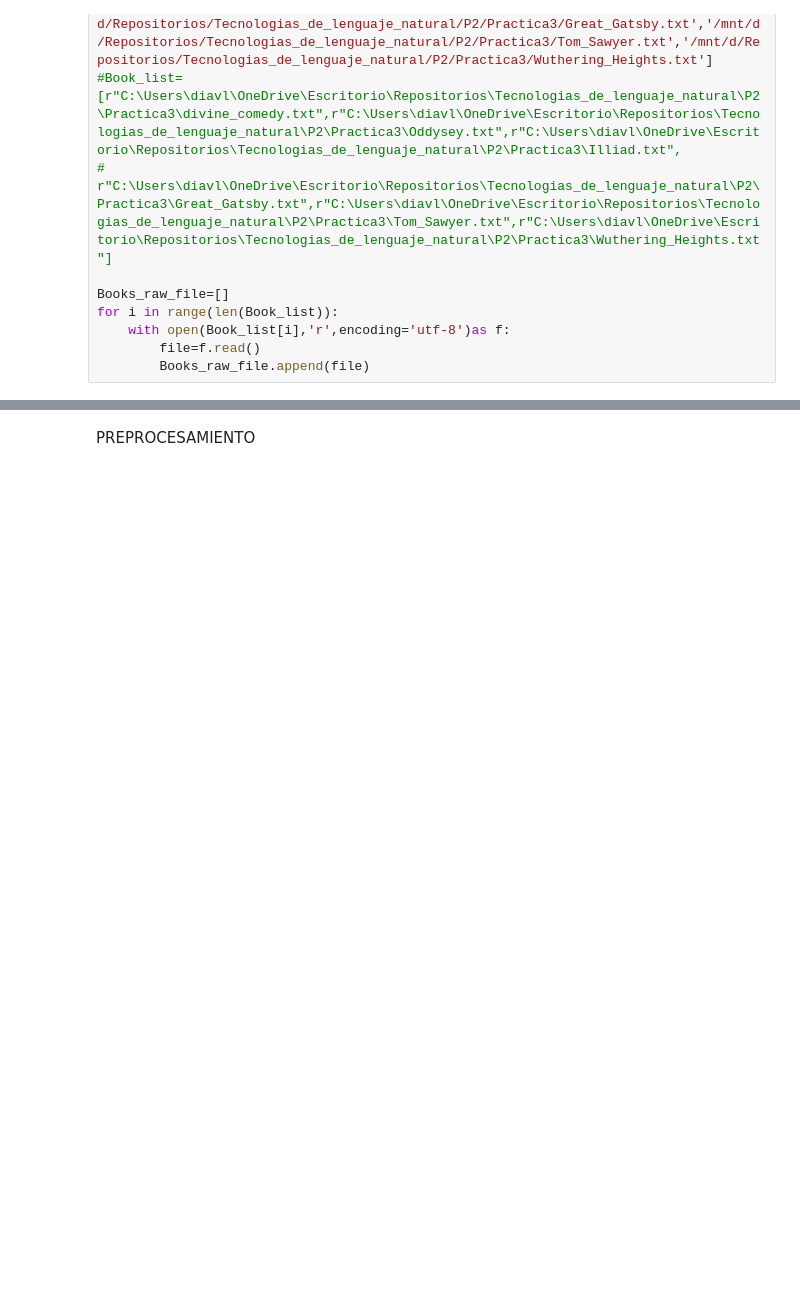
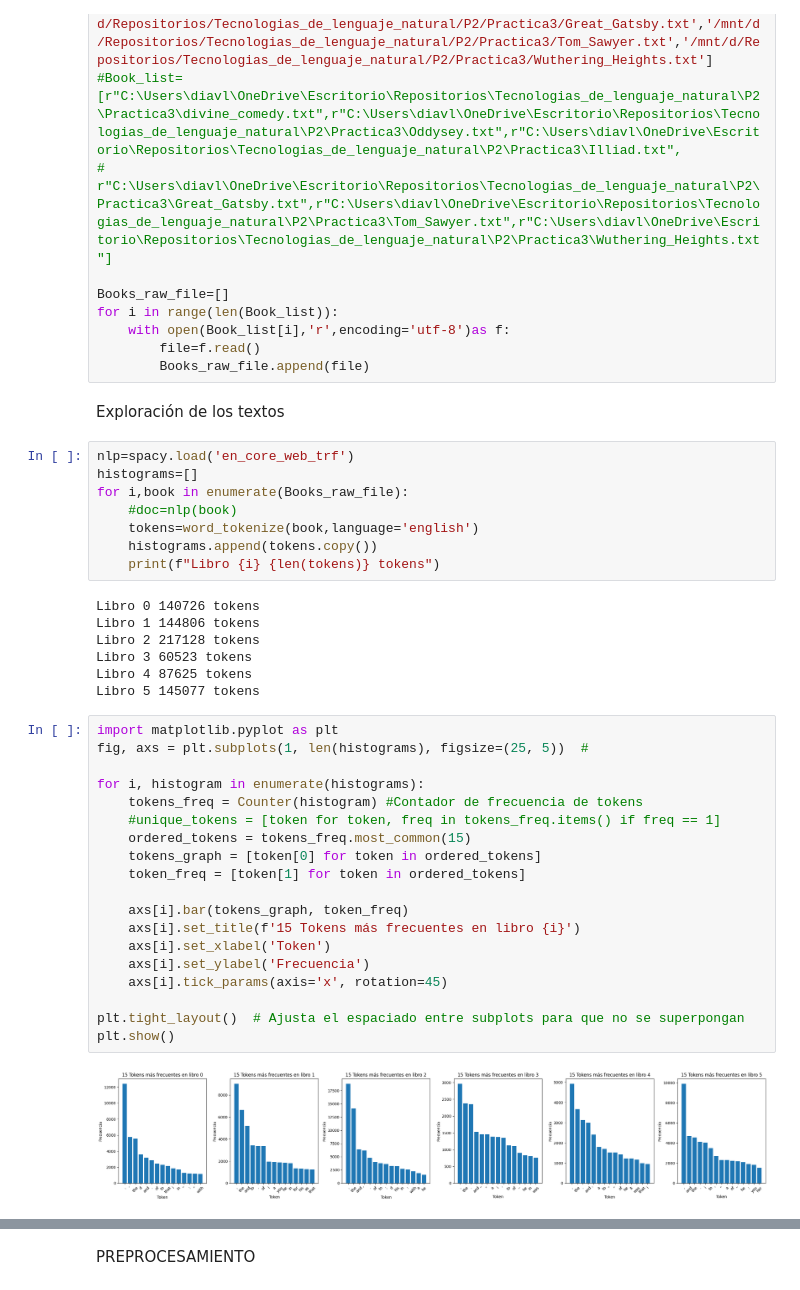
Before and after one commit to AlvaroMonteroB/Tecnologias_de_lenguaje_natural, a Jupyter notebook: P2/Practica3/main.ipynb, the cells around one changed output, grey strips where cells are left out. Saved outputs shown, nothing was run; the diff lists cells and outputs as text; blank space fills up the shorter version.

```diff
--- a/P2/Practica3/main.ipynb
+++ b/P2/Practica3/main.ipynb
@@ -40,3 +48,41 @@ for i in range(len(Book_list)):
     with open(Book_list[i],'r',encoding='utf-8')as f:
         file=f.read()
         Books_raw_file.append(file)
+# %% [markdown]
+Exploración de los textos
+# %%
+nlp=spacy.load('en_core_web_trf')
+histograms=[]
+for i,book in enumerate(Books_raw_file):
+    #doc=nlp(book)
+    tokens=word_tokenize(book,language='english')
+    histograms.append(tokens.copy())
+    print(f"Libro {i} {len(tokens)} tokens")
+# %% [output]
+Libro 0 140726 tokens
+Libro 1 144806 tokens
+Libro 2 217128 tokens
+Libro 3 60523 tokens
+Libro 4 87625 tokens
+Libro 5 145077 tokens
+# %%
+import matplotlib.pyplot as plt
+fig, axs = plt.subplots(1, len(histograms), figsize=(25, 5))  #
+
+for i, histogram in enumerate(histograms):
+    tokens_freq = Counter(histogram) #Contador de frecuencia de tokens
+    #unique_tokens = [token for token, freq in tokens_freq.items() if freq == 1]
+    ordered_tokens = tokens_freq.most_common(15)
+    tokens_graph = [token[0] for token in ordered_tokens]
+    token_freq = [token[1] for token in ordered_tokens]
+
+    axs[i].bar(tokens_graph, token_freq)
+    axs[i].set_title(f'15 Tokens más frecuentes en libro {i}')
+    axs[i].set_xlabel('Token')
+    axs[i].set_ylabel('Frecuencia')
+    axs[i].tick_params(axis='x', rotation=45)
+
+plt.tight_layout()  # Ajusta el espaciado entre subplots para que no se superpongan
+plt.show()
+# %% [output]
+[figure, added]
```
Also changed, not shown: parts of 14 cells of this notebook, 2 other files.
